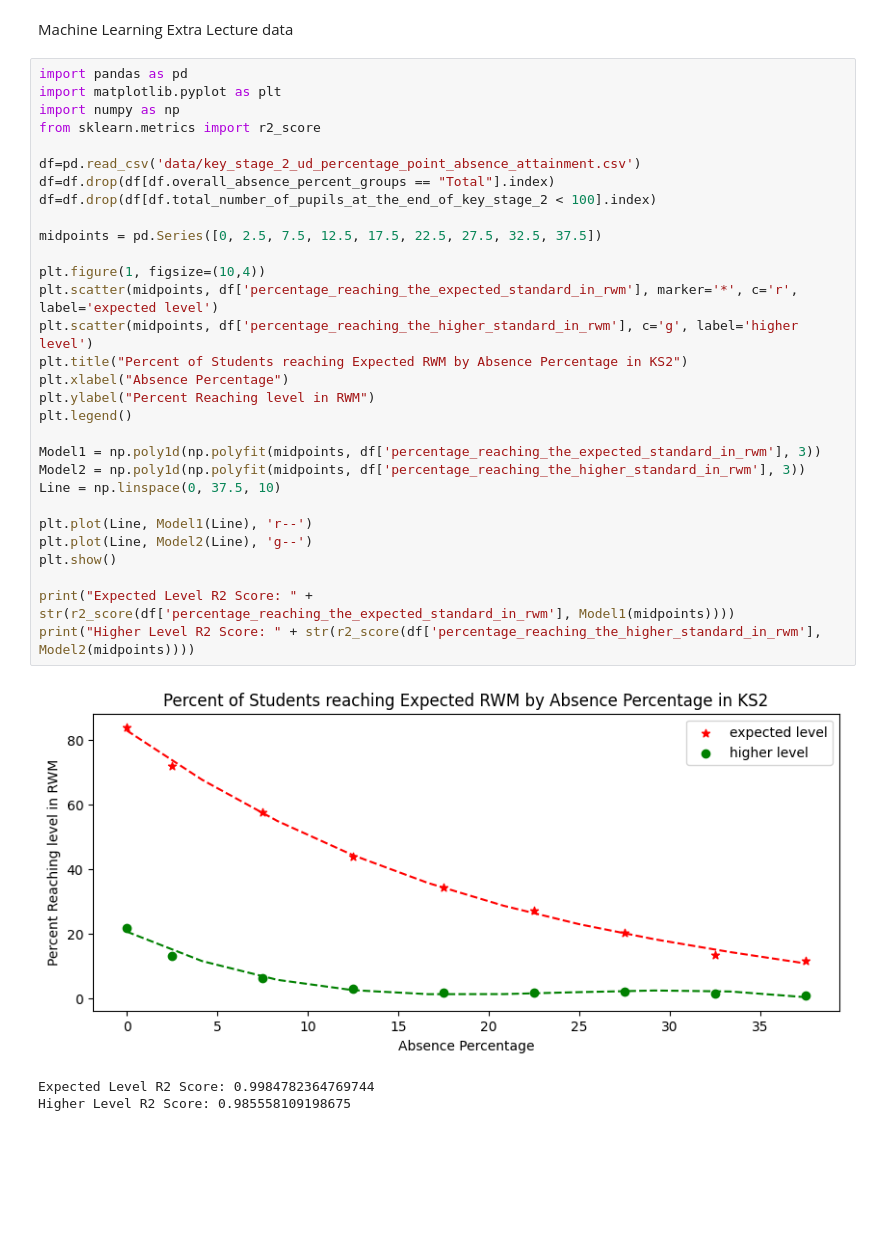
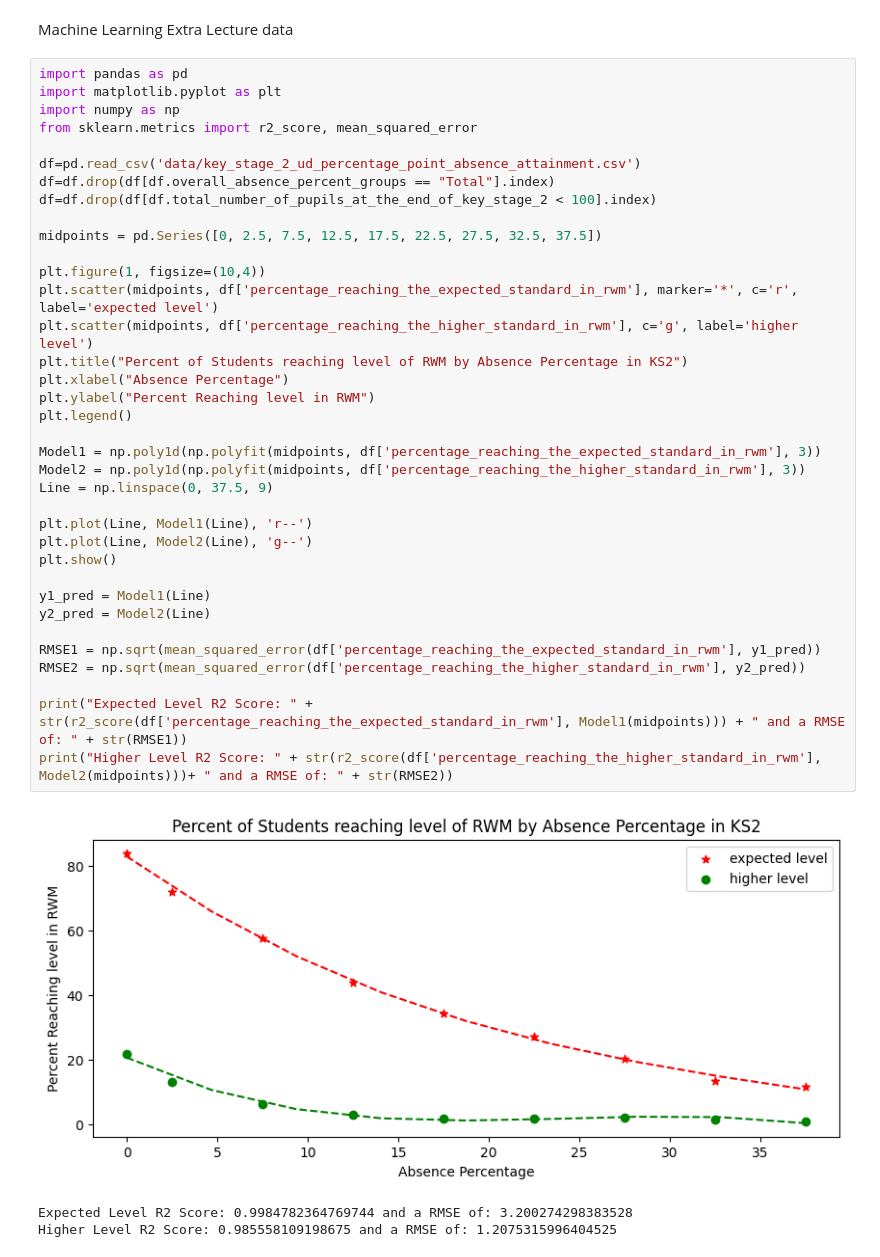
Before and after one commit to Bartsimho/MachineLearning, a Jupyter notebook: ExtraLecture/Analysis.ipynb, the cells around one changed output. Saved outputs shown, nothing was run; the diff lists cells and outputs as text; blank space fills up the shorter version.

Commit message:
Added RMSE to the models. Changed number of points being checked

```diff
--- a/ExtraLecture/Analysis.ipynb
+++ b/ExtraLecture/Analysis.ipynb
@@ -3,37 +3,43 @@ Machine Learning Extra Lecture data
 # %%
 import pandas as pd
 import matplotlib.pyplot as plt
 import numpy as np
-from sklearn.metrics import r2_score
+from sklearn.metrics import r2_score, mean_squared_error
 
 df=pd.read_csv('data/key_stage_2_ud_percentage_point_absence_attainment.csv')
 df=df.drop(df[df.overall_absence_percent_groups == "Total"].index)
 df=df.drop(df[df.total_number_of_pupils_at_the_end_of_key_stage_2 < 100].index)
 
 midpoints = pd.Series([0, 2.5, 7.5, 12.5, 17.5, 22.5, 27.5, 32.5, 37.5])
 
 plt.figure(1, figsize=(10,4))
 plt.scatter(midpoints, df['percentage_reaching_the_expected_standard_in_rwm'], marker='*', c='r', label='expected level')
 plt.scatter(midpoints, df['percentage_reaching_the_higher_standard_in_rwm'], c='g', label='higher level')
-plt.title("Percent of Students reaching Expected RWM by Absence Percentage in KS2")
+plt.title("Percent of Students reaching level of RWM by Absence Percentage in KS2")
 plt.xlabel("Absence Percentage")
 plt.ylabel("Percent Reaching level in RWM")
 plt.legend()
 
 Model1 = np.poly1d(np.polyfit(midpoints, df['percentage_reaching_the_expected_standard_in_rwm'], 3))
 Model2 = np.poly1d(np.polyfit(midpoints, df['percentage_reaching_the_higher_standard_in_rwm'], 3))
-Line = np.linspace(0, 37.5, 10)
+Line = np.linspace(0, 37.5, 9)
 
 plt.plot(Line, Model1(Line), 'r--')
 plt.plot(Line, Model2(Line), 'g--')
 plt.show()
 
-print("Expected Level R2 Score: " + str(r2_score(df['percentage_reaching_the_expected_standard_in_rwm'], Model1(midpoints))))
-print("Higher Level R2 Score: " + str(r2_score(df['percentage_reaching_the_higher_standard_in_rwm'], Model2(midpoints))))
+y1_pred = Model1(Line)
+y2_pred = Model2(Line)
+
+RMSE1 = np.sqrt(mean_squared_error(df['percentage_reaching_the_expected_standard_in_rwm'], y1_pred))
+RMSE2 = np.sqrt(mean_squared_error(df['percentage_reaching_the_higher_standard_in_rwm'], y2_pred))
+
+print("Expected Level R2 Score: " + str(r2_score(df['percentage_reaching_the_expected_standard_in_rwm'], Model1(midpoints))) + " and a RMSE of: " + str(RMSE1))
+print("Higher Level R2 Score: " + str(r2_score(df['percentage_reaching_the_higher_standard_in_rwm'], Model2(midpoints)))+ " and a RMSE of: " + str(RMSE2))
 # %% [output]
-[figure, old version]
+[figure, new version]
-Expected Level R2 Score: 0.9984782364769744
-Higher Level R2 Score: 0.985558109198675
+Expected Level R2 Score: 0.9984782364769744 and a RMSE of: 3.200274298383528
+Higher Level R2 Score: 0.985558109198675 and a RMSE of: 1.2075315996404525
 # %%
 import pandas as pd
 import matplotlib.pyplot as plt
```
Also changed, not shown: parts of 1 cell of this notebook.
